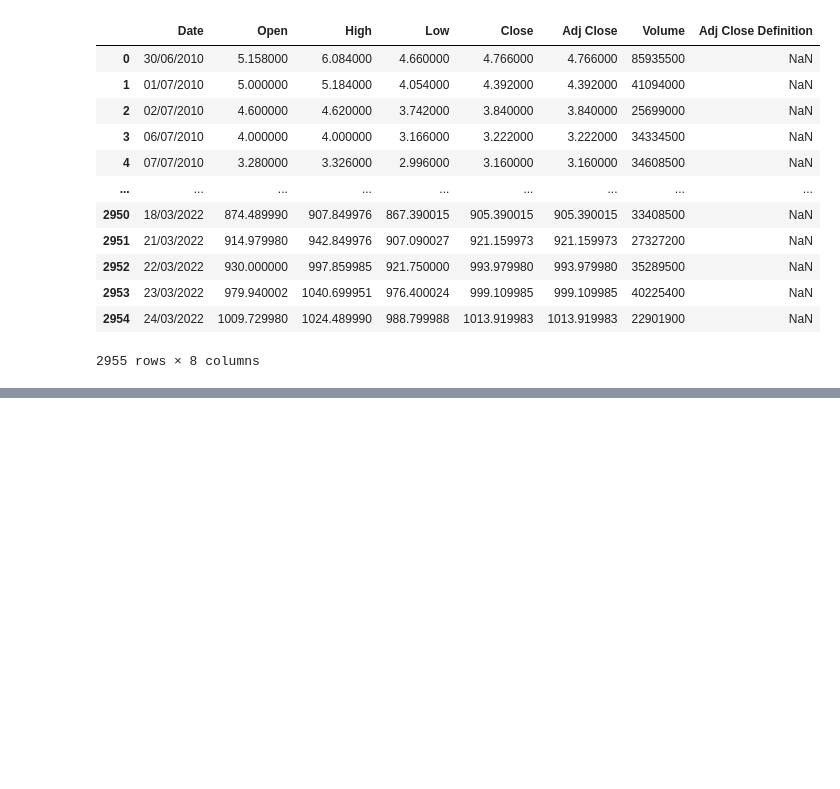
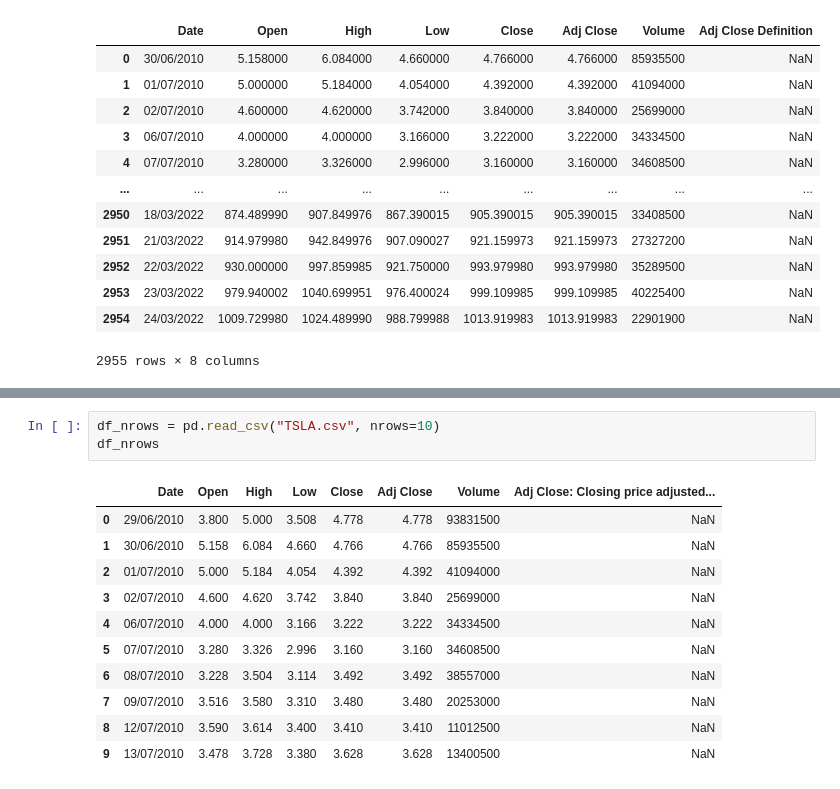
Before and after one commit to MoeedKhan-AMK/Pandas, a Jupyter notebook: Chapter2_Read_Write_excel_csv_files/program.ipynb, the cells around one changed output, grey strips where cells are left out. Cells and saved outputs as stored; diff of their text form; blank space fills up the shorter version.

```diff
--- a/Chapter2_Read_Write_excel_csv_files/program.ipynb
+++ b/Chapter2_Read_Write_excel_csv_files/program.ipynb
@@ -66,0 +75,15 @@ df_custom_name
+# %%
+df_nrows = pd.read_csv("TSLA.csv", nrows=10)
+df_nrows
+# %% [output]
+|  | Date | Open | High | Low | Close | Adj Close | Volume | Adj Close: Closing price adjusted... |
+| 0 | 29/06/2010 | 3.800 | 5.000 | 3.508 | 4.778 | 4.778 | 93831500 | NaN |
+| 1 | 30/06/2010 | 5.158 | 6.084 | 4.660 | 4.766 | 4.766 | 85935500 | NaN |
+| 2 | 01/07/2010 | 5.000 | 5.184 | 4.054 | 4.392 | 4.392 | 41094000 | NaN |
+| 3 | 02/07/2010 | 4.600 | 4.620 | 3.742 | 3.840 | 3.840 | 25699000 | NaN |
+| 4 | 06/07/2010 | 4.000 | 4.000 | 3.166 | 3.222 | 3.222 | 34334500 | NaN |
+| 5 | 07/07/2010 | 3.280 | 3.326 | 2.996 | 3.160 | 3.160 | 34608500 | NaN |
+| 6 | 08/07/2010 | 3.228 | 3.504 | 3.114 | 3.492 | 3.492 | 38557000 | NaN |
+| 7 | 09/07/2010 | 3.516 | 3.580 | 3.310 | 3.480 | 3.480 | 20253000 | NaN |
+| 8 | 12/07/2010 | 3.590 | 3.614 | 3.400 | 3.410 | 3.410 | 11012500 | NaN |
+| 9 | 13/07/2010 | 3.478 | 3.728 | 3.380 | 3.628 | 3.628 | 13400500 | NaN |
```
Also changed, not shown: parts of 4 cells of this notebook.
